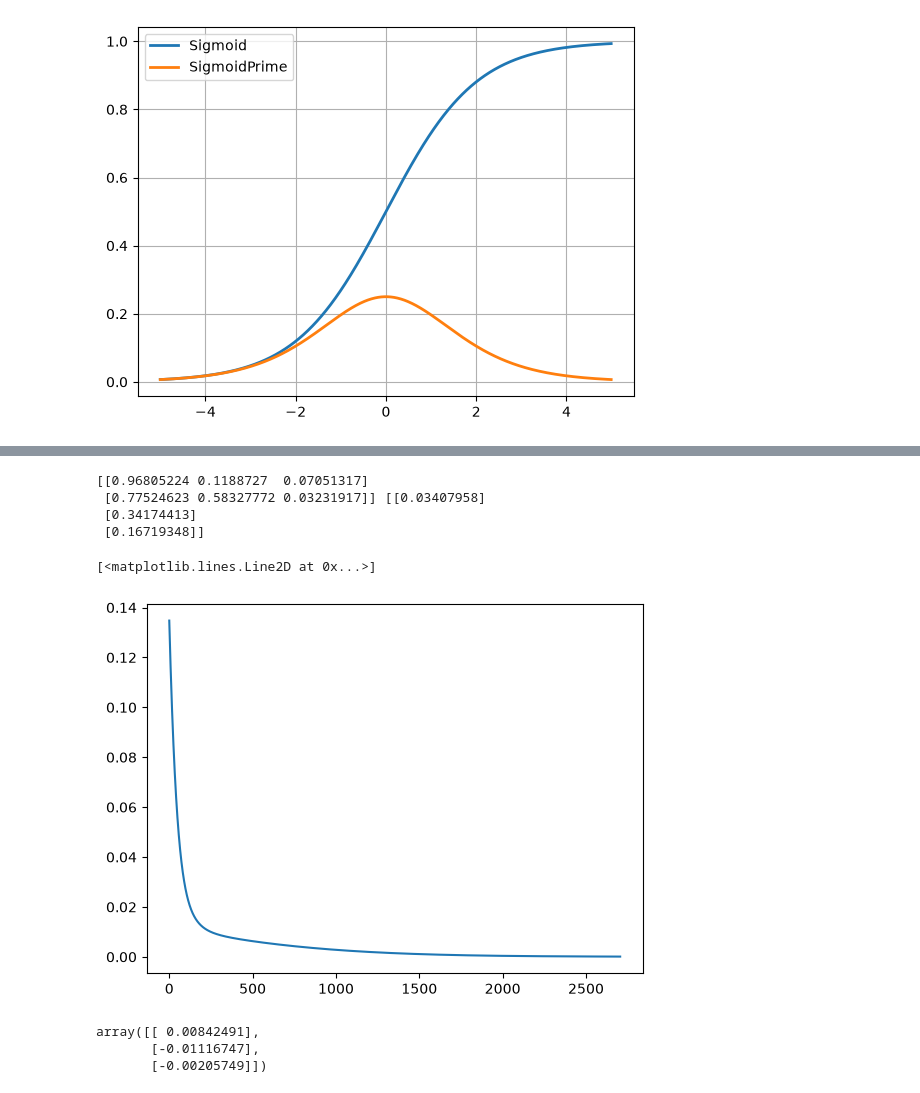
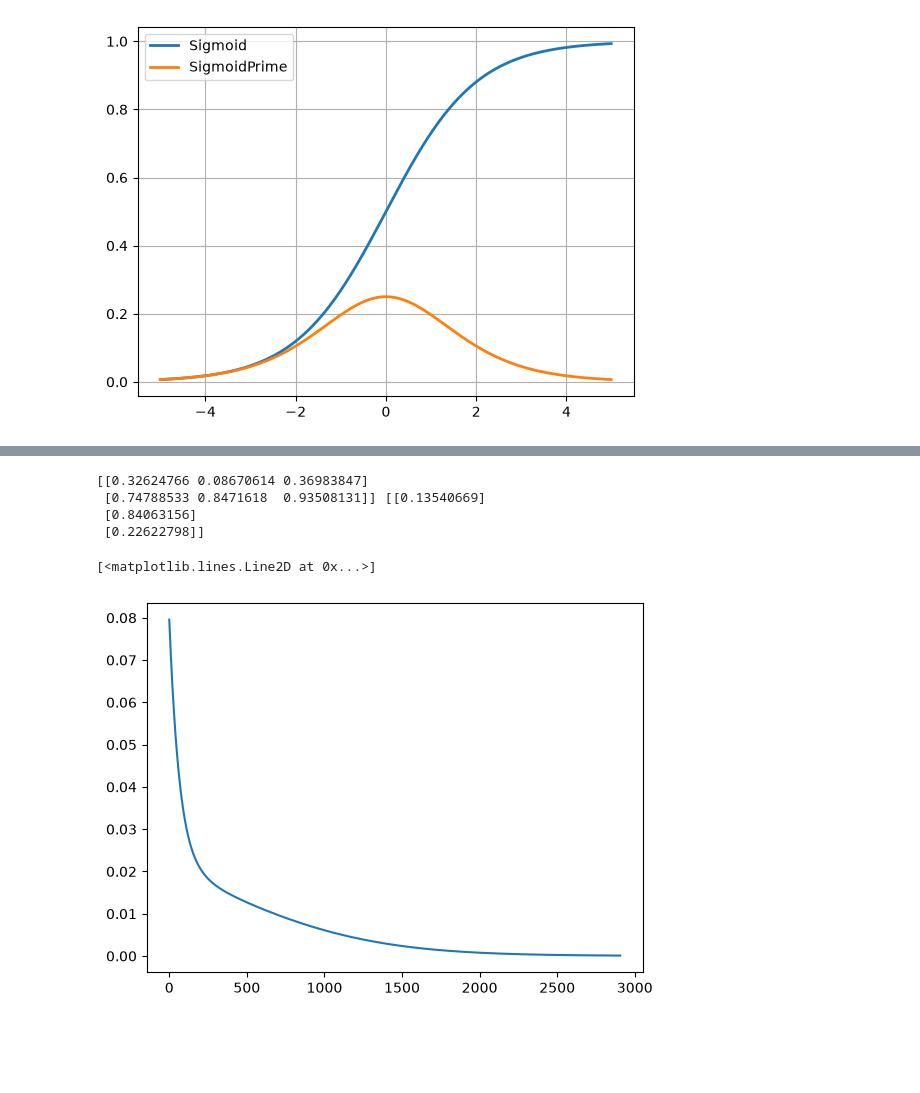
Before and after one commit to benjamin-n-baker/Misc-HW, a Jupyter notebook: NeuralNetsFall26.ipynb, the cells around one changed output, grey strips where cells are left out. Drawn from its saved outputs; the diff is of its cells as text; code cells hidden in the pictures; blank space fills up the shorter version.

```diff
--- a/NeuralNetsFall26.ipynb
+++ b/NeuralNetsFall26.ipynb
@@ -182,7 +182,7 @@ def minimize(alpha, accuracyPoop):
 
     return cost_arr
 
-cost_arr = (minimize(2, .001))
+cost_arr = (minimize(2, .0001))
 
 # print(cost_arr)
 plt.plot(cost_arr)
@@ -258,41 +248,37 @@ class ReluNeural_Network(object):
 # %%
 ReluNN = ReluNeural_Network()
 
-def minimizeRelu(alpha, accuracyPoop):
+def minimizeRelu(alpha, accuracyPoop, ReluNN):
     W1_init = ReluNN.W1
     W2_init = ReluNN.W2
     print(W1_init,W2_init)
     cost = ReluNN.costFunction(X, y)
     cost_arr = [cost]
     while cost_arr[-1] > accuracyPoop:
 
         dJdW1, dJdW2 = ReluNN.costFunctionPrime(X, y)
 
         ReluNN.W1 = ReluNN.W1-alpha*dJdW1
         ReluNN.W2 = ReluNN.W2-alpha*dJdW2
 
         cost = ReluNN.costFunction(X, y)
         cost_arr.append(cost)
 
     return cost_arr
 
-cost_arrRelu = (minimizeRelu(.05, .0001))
+cost_arrRelu = (minimizeRelu(.05, .0001, ReluNN))
 
 # print(cost_arr)
 plt.plot(cost_arrRelu)
 # %% [output]
-[[0.96805224 0.1188727  0.07051317]
- [0.77524623 0.58327772 0.03231917]] [[0.03407958]
- [0.34174413]
- [0.16719348]]
+[[0.32624766 0.08670614 0.36983847]
+ [0.74788533 0.8471618  0.93508131]] [[0.13540669]
+ [0.84063156]
+ [0.22622798]]
 [<matplotlib.lines.Line2D at 0x...>]
-[figure, old version]
+[figure, new version]
 # %%
-ReluNN.forward(X)-y
+relu_loss = ReluNN.forward(X)-y
-# %% [output]
-array([[ 0.00842491],
-       [-0.01116747],
-       [-0.00205749]])
 # %%
 class ReluNeural_Network_Extra(object):
     def __init__(self, size):
```
Also changed, not shown: parts of 17 cells of this notebook.
